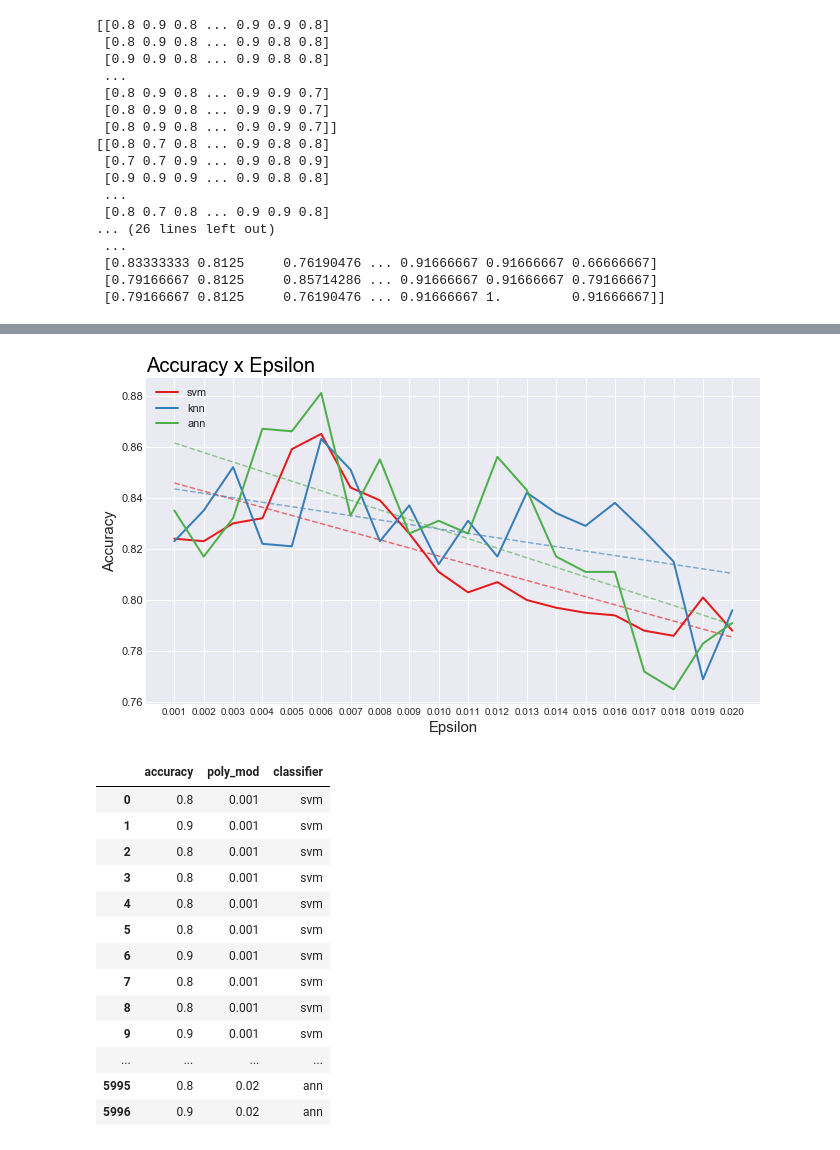
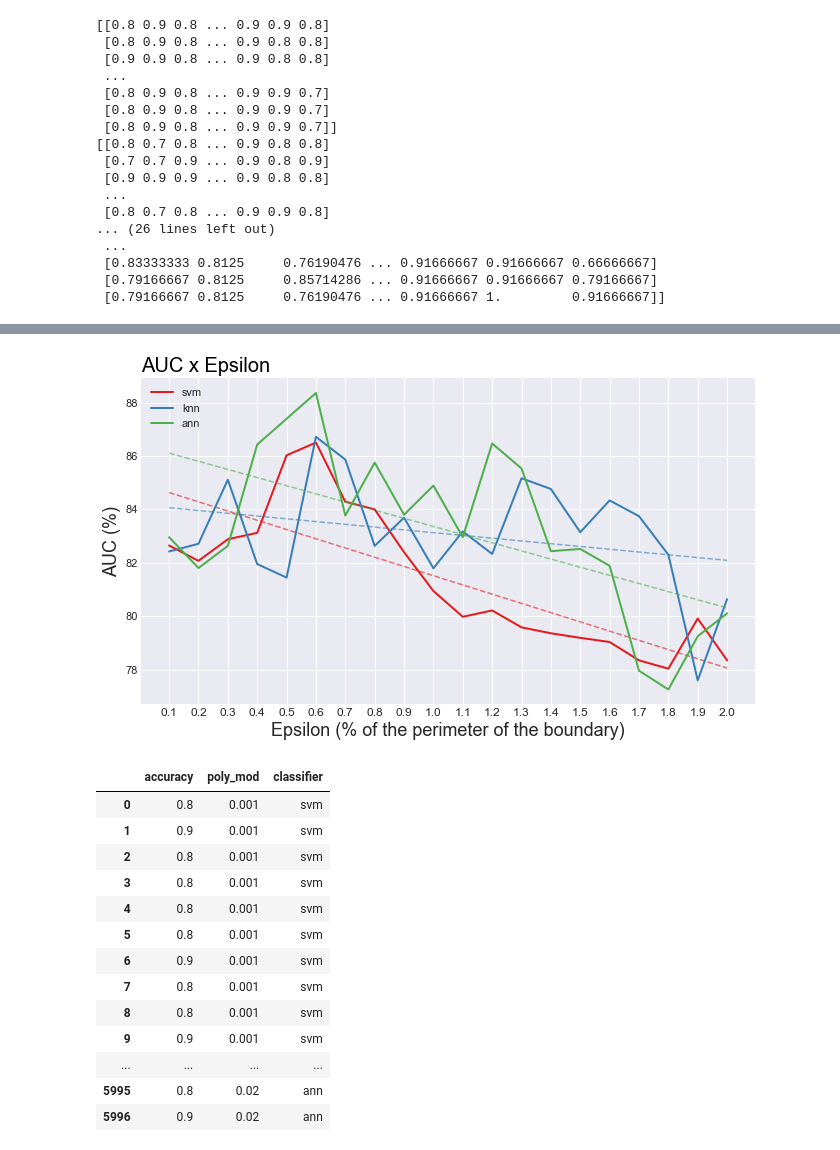
Before and after one commit to rhirama/Classification-of-mammography-images, a Jupyter notebook: Python/20folds_100holdouts.ipynb, the cells around one changed output, grey strips where cells are left out. Cells and saved outputs as stored; diff of their text form; code cells hidden in the pictures.

```diff
--- a/Python/20folds_100holdouts.ipynb
+++ b/Python/20folds_100holdouts.ipynb
@@ -635,41 +704,89 @@ print(ann_auc_poly)
+# %%
+plt.style.use('seaborn-darkgrid')
+palette = plt.get_cmap('Set1')
+
+plt.figure(figsize=(11, 6))
+
+pm_labels = np.arange(0.1, 2.1, 0.1)
+
+plt.xticks(pm_labels, fontsize=12)
+
+svm_aucs = [i * 100 for i in svm_avg_aucs]
+knn_aucs = [j * 100 for j in knn_avg_aucs]
+ann_aucs = [m * 100 for m in ann_avg_aucs]
+
+num = 0
+plt.plot(pm_labels, svm_aucs, marker='', color=palette(num), linewidth=2, alpha=1, label='svm')
+z = np.polyfit(pm_labels, svm_aucs, 1)
+p = np.poly1d(z)
+plt.plot(pm_labels, p(pm_labels), 'r--', color=palette(num), alpha=0.6)
+
+num = 1
+plt.plot(pm_labels, knn_aucs, marker='', color=palette(num), linewidth=2, alpha=1, label='knn')
+z = np.polyfit(pm_labels, knn_aucs, 1)
+p = np.poly1d(z)
+plt.plot(pm_labels, p(pm_labels), 'r--', color=palette(num), alpha=0.6)
+
+num = 2
+plt.plot(pm_labels, ann_aucs, marker='', color=palette(num), linewidth=2, alpha=1, label='ann')
+z = np.polyfit(pm_labels, ann_aucs, 1)
+p = np.poly1d(z)
+plt.plot(pm_labels, p(pm_labels), 'r--', color=palette(num), alpha=0.6)
+
+# Add legend
+plt.legend(loc=2, ncol=1)
+
+plt.title('AUC x Epsilon', loc='left', fontsize=20, fontweight=0, color='black')
+plt.xlabel("Epsilon (% of the perimeter of the boundary)", fontsize=18)
+plt.ylabel("AUC (%)", fontsize=18)
+
+plt.savefig('auc_100h_tline', dpi=150)
+
+plt.show()
+# %% [output]
+[figure, added]
 # %%
 plt.style.use('seaborn-darkgrid')
 palette = plt.get_cmap('Set1')
 
 plt.figure(figsize=(11, 6))
-plt.xticks(poly_models, fontsize=10)
+
+pm_labels = np.arange(0.1, 2.1, 0.1)
+
+plt.xticks(pm_labels, fontsize=12)
+
+svm_avg_accs = [i * 100 for i in svm_avg_accs]
+knn_avg_accs = [j * 100 for j in knn_avg_accs]
+ann_avg_accs = [m * 100 for m in ann_avg_accs]
 
 num = 0
-plt.plot(poly_models, svm_avg_accs, marker='', color=palette(num), linewidth=2, alpha=1, label='svm')
-z = np.polyfit(poly_models, svm_avg_accs, 1)
+plt.plot(pm_labels, svm_avg_accs, marker='', color=palette(num), linewidth=2, alpha=1, label='svm')
+z = np.polyfit(pm_labels, svm_avg_accs, 1)
 p = np.poly1d(z)
-plt.plot(poly_models, p(poly_models), 'r--', color=palette(num), alpha=0.6)
+plt.plot(pm_labels, p(pm_labels), 'r--', color=palette(num), alpha=0.6)
 
 num = 1
-plt.plot(poly_models, knn_avg_accs, marker='', color=palette(num), linewidth=2, alpha=1, label='knn')
-z = np.polyfit(poly_models, knn_avg_accs, 1)
+plt.plot(pm_labels, knn_avg_accs, marker='', color=palette(num), linewidth=2, alpha=1, label='knn')
+z = np.polyfit(pm_labels, knn_avg_accs, 1)
 p = np.poly1d(z)
-plt.plot(poly_models, p(poly_models), 'r--', color=palette(num), alpha=0.6)
+plt.plot(pm_labels, p(pm_labels), 'r--', color=palette(num), alpha=0.6)
 
 num = 2
-plt.plot(poly_models, ann_avg_accs, marker='', color=palette(num), linewidth=2, alpha=1, label='ann')
-z = np.polyfit(poly_models, ann_avg_accs, 1)
+plt.plot(pm_labels, ann_avg_accs, marker='', color=palette(num), linewidth=2, alpha=1, label='ann')
+z = np.polyfit(pm_labels, ann_avg_accs, 1)
 p = np.poly1d(z)
-plt.plot(poly_models, p(poly_models), 'r--', color=palette(num), alpha=0.6)
+plt.plot(pm_labels, p(pm_labels), 'r--', color=palette(num), alpha=0.6)
 
 # Add legend
 plt.legend(loc=2, ncol=1)
 
 plt.title('Accuracy x Epsilon', loc='left', fontsize=20, fontweight=0, color='black')
-plt.xlabel("Epsilon", fontsize=15)
-plt.ylabel("Accuracy", fontsize=15)
-
+plt.xlabel("Epsilon (% of the perimeter of the boundary)", fontsize=18)
+plt.ylabel("Accuracy (%)", fontsize=18)
 
 plt.savefig('acc_100h_tline', dpi=150)
 
 plt.show()
-# %% [output]
-[figure, removed]
 # %%
 fst = DataFrame(svm_folds_accs)
 snd = DataFrame(knn_folds_accs)
```
Also changed, not shown: parts of 11 cells of this notebook, 17 other files.
